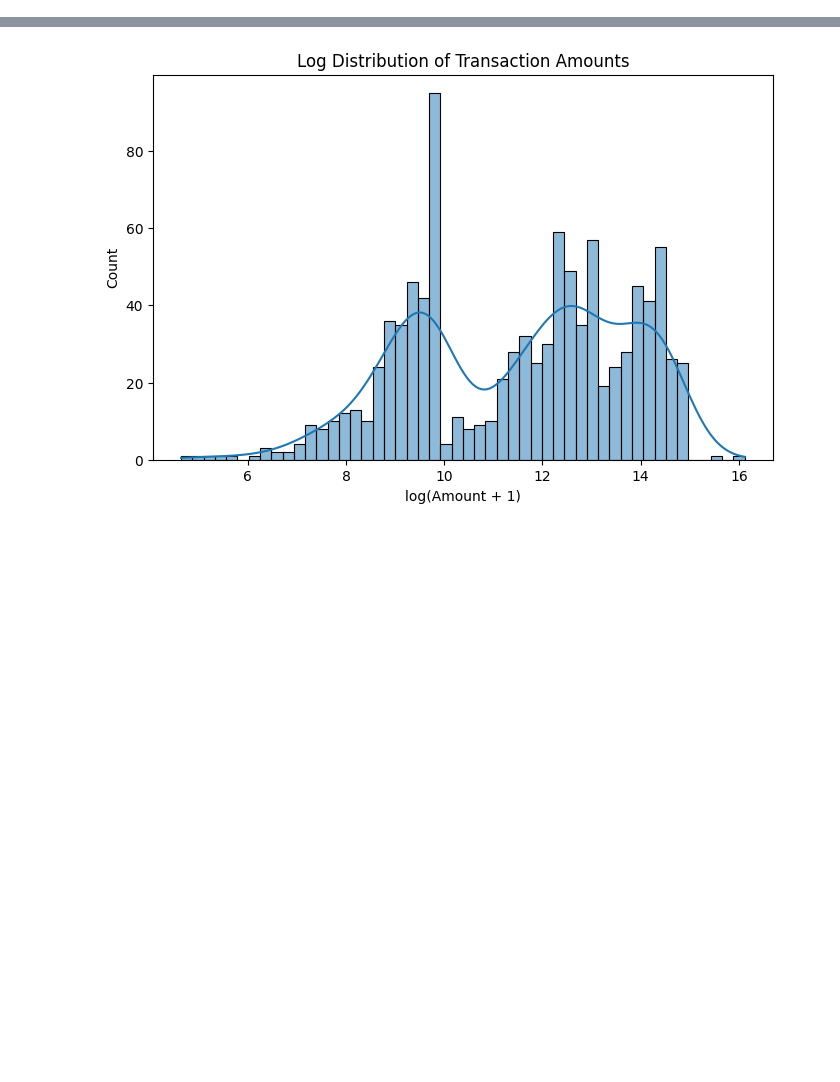
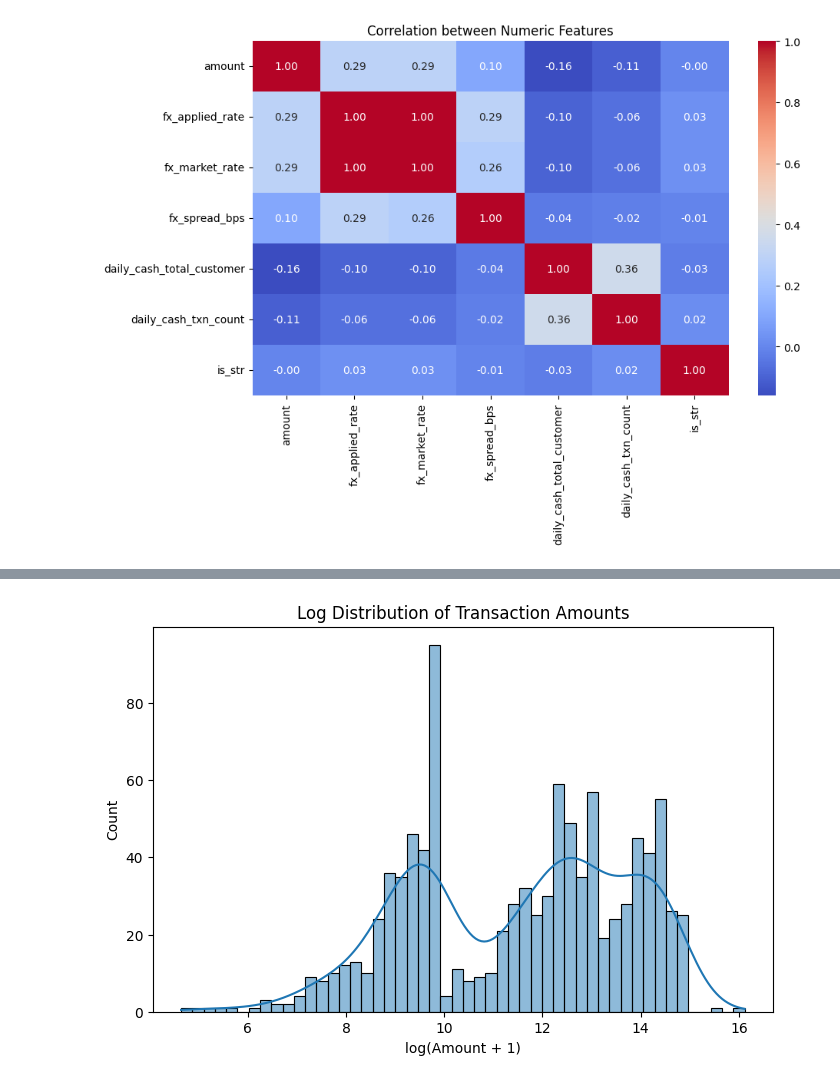
Before and after one commit to yminnnx/singhacks-25, a Jupyter notebook: aml_yumin.ipynb, the cells around one changed output, grey strips where cells are left out. Saved outputs shown, nothing was run; the diff lists cells and outputs as text; code cells hidden in the pictures; blank space fills up the shorter version.

```diff
--- a/aml_yumin.ipynb
+++ b/aml_yumin.ipynb
@@ -47,3 +48,9 @@ Null suspicion_determined_datetime: 925
 | 3 | f7589c12-dccb-4ae1-8ad3-324db3316a56 | HK | HKMA/SFC | 2024-05-03 00:08:29 | 2024-03-05 | 1778002.31 | GBP | ... |
 | 4 | 66f1c2c5-6585-40e9-9b9d-4ec10c6fdbae | SG | MAS | 2024-12-03 13:58:10 | 2024-03-12 | 2479099.40 | HKD | ... |
 5 rows × 54 columns
+# %%
+print("Non-null suspicion_determined_datetime:", df['suspicion_determined_datetime'].notna().sum()) # Considered true hit
+print("Null suspicion_determined_datetime:", df['suspicion_determined_datetime'].isna().sum()) # Considered false hit
+print("STR filed count:", df["str_filed_datetime"].notna().sum())
+df["is_str"] = df["str_filed_datetime"].notna().astype(int)
+df["is_str"].value_counts(normalize=True)
@@ -49,0 +65,9 @@ Null suspicion_determined_datetime: 925
+# %%
+num_cols = df.select_dtypes(include=["int64", "float64"]).columns
+
+plt.figure(figsize=(10,6))
+sns.heatmap(df[num_cols].corr(), annot=True, fmt=".2f", cmap="coolwarm")
+plt.title("Correlation between Numeric Features")
+plt.show()
+# %% [output]
+[figure, added]
```
Also changed, not shown: parts of 38 cells of this notebook.
